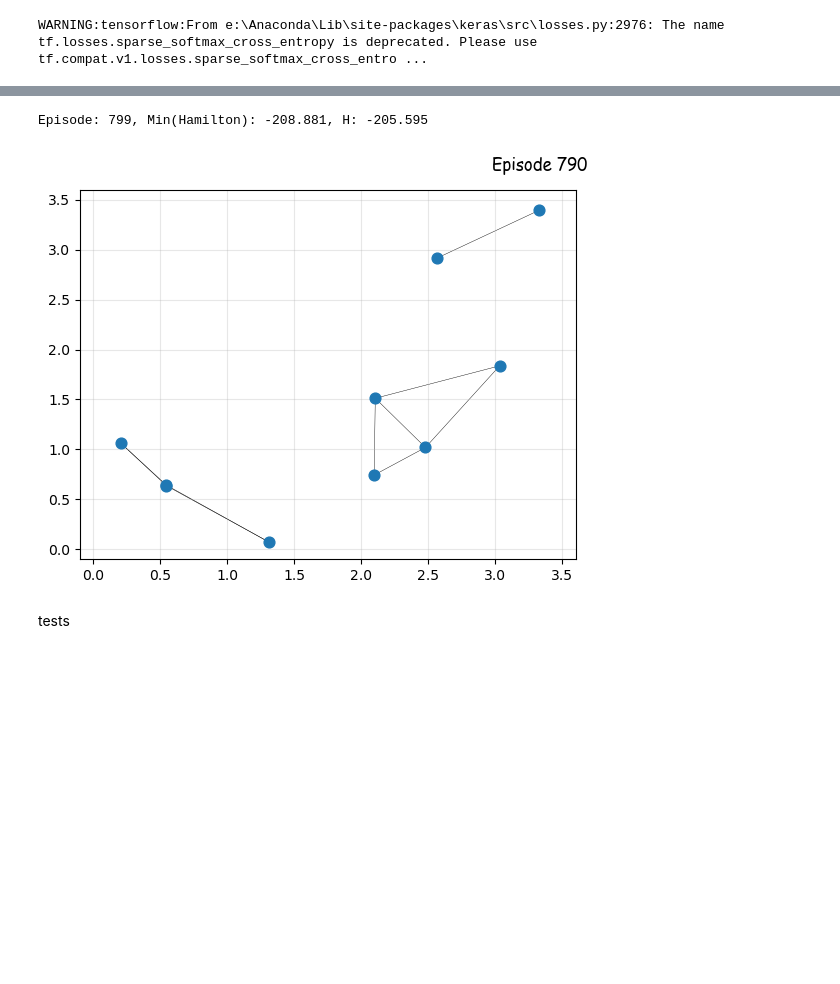
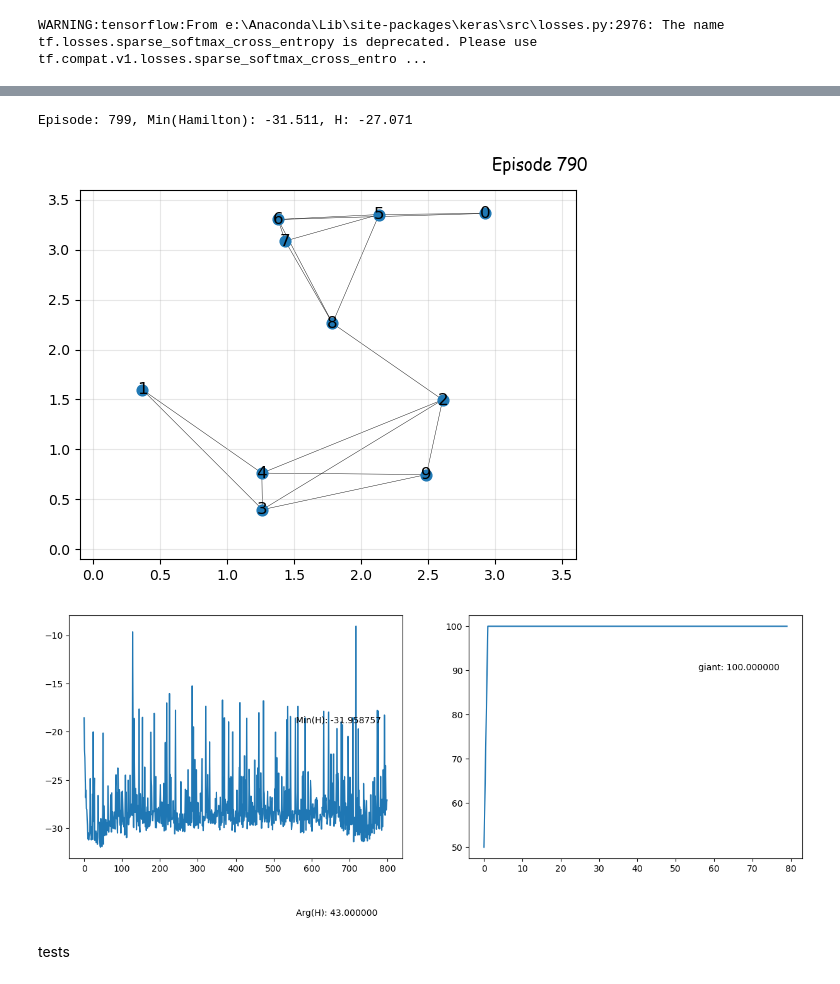
Before and after one commit to mehdibp/distributed_connected, a Jupyter notebook: Smart Destributed System-Classification.ipynb, the cells around one changed output, grey strips where cells are left out. Cells and saved outputs as stored; diff of their text form; code cells hidden in the pictures; blank space fills up the shorter version.

```diff
--- a/Smart Destributed System-Classification.ipynb
+++ b/Smart Destributed System-Classification.ipynb
@@ -163,7 +194,7 @@ def initializer(env, N):
 
     # ---------------------------------------------------------------------------------------
     # initilaze states and rewards from environment class
-    state, reward = env.step(np.zeros(N))
+    state, reward = env.step(np.zeros(N), 1)
     state = [[state[j][i] for j in range(input_shape[0])] for i in range(N)]
 
     return f, model, n_outputs, replay_memory, best_weights, state, reward
@@ -173,7 +204,7 @@ def custom_activation(x):
     xx = (tf.keras.backend.softplus(x))**0.5
     return -tf.keras.backend.elu(-xx + 100) + 100
 # %%
-def log_print(f, N, env, episode, epsilon, H, reward  ,  all_q, next_q, qq, target_q, LOSS, grads, trainable_variables):
+def log_print(f, N, env, episode, epsilon, reward  ,  all_q, next_q, qq, target_q, LOSS, grads, trainable_variables):
 
     f.write(f"\n{episode} \t {epsilon} \t ")
     for i in range(N): f.write(f"{env.r[i]} \t ")
@@ -181,10 +212,10 @@ def log_print(f, N, env, episode, epsilon, H, reward  ,  all_q, next_q, qq, targ
     for i in range(N): f.write(f"{env.k[i]**2} \t ")
     for i in range(N): f.write(f"{env.k[i]**3} \t ")
     for i in range(N): f.write(f"{env.r[i]**2} \t ")
-    for i in range(N): f.write(f"{env.Hamiltonian(i)[1]} \t ")
-    for i in range(N): f.write(f"{env.Hamiltonian(i)[0]} \t ")
+    for i in range(N): f.write(f"{env.Hamiltonian()[1][i]} \t ")
+    for i in range(N): f.write(f"{env.Hamiltonian()[0][i]} \t ")
     for i in range(N): f.write(f"{reward[i]} \t ")
-    f.write(f"{H} \t\t")
+    f.write(f"{env.Hamiltonian()[0].sum()} \t\t")
 
     for i in range(N):
         f.write(f"{all_q[i][0]} \t ")
@@ -208,7 +239,7 @@ def play_one_step(env, N, model, state, n_outputs, replay_memory, epsilon=0.):
             actionnnn = model[0].predict(np.reshape(state[i], (3)).reshape(1, -1), verbose=0)[0]
             action[i] = np.argmax(actionnnn)
 
-    next_state, reward = env.step((action-0.5)*2)
+    next_state, reward = env.step((action-0.5)*2 , epsilon)
     next_state = [[next_state[j][i] for j in range(3)] for i in range(N)]
 
     for i in range(N):
@@ -284,12 +315,11 @@ for episode in range(800):
         for i in range(N):
             (all_q[i], next_q[i], qq[i], target_q[i], LOSS[i],
              grads, trainable_variables) = training_step(i, model, n_outputs, replay_memory, batch_size, discount_rate)
-        log_print(file, N, env, episode, epsilon, H, reward,
+        log_print(file, N, env, episode, epsilon, reward,
                   all_q, next_q, qq, target_q, LOSS, grads, trainable_variables)
 
 
-    H = 0
-    for i in range(N): H += env.Hamiltonian(i)[0]       # hamiltonian of the whole system  ###
+    H = env.Hamiltonian()[0].sum()                      # hamiltonian of the whole system  ###
     Hamilton.append(H)
 
     if H <= best_H and episode > 500:                   # find the minimum of Hamiltonian
@@ -332,38 +362,54 @@ plt.show()
 # %%
 for i in range(N):
     model[i].set_weights(best_weights[0])
 
 
-state, reward = env.step(np.zeros(N))
+env = Distributed_System(N,L)
+state, reward = env.step(np.zeros(N),0)
 state = [[state[j][i] for j in range(3)] for i in range(N)]
+action = np.zeros(N)
+
+camera2 = Camera(plt.figure())
 Hamilton = []
+g = []
 
-camera = Camera(plt.figure())
-action = np.zeros(N)
-env = Distributed_System(N,L)
 for ii in range(800):
     for i in range(N):
         actionnnn = model[i].predict(np.reshape(state[i], (3)).reshape(1, -1), verbose=0)[0]
         action[i] = np.argmax(actionnnn)
 
-    next_state, reward = env.step(action-1)
+    next_state, reward = env.step((action-0.5)*2,0)
     next_state = [[next_state[j][i] for j in range(3)] for i in range(N)]
     state = next_state
 
-    H = 0
-    for i in range(N): H += env.Hamiltonian(i)[0]       # hamiltonian of the whole system  ###
+    H = env.Hamiltonian()[0].sum()       # hamiltonian of the whole system  ###
     Hamilton.append(H)
 
     if ii%10 == 0:
-        env.Plot(camera, ii)
+        g.append( env.Plot(camera2, ii) )
 
     print("\rEpisode: {}, Min(Hamilton): {:.3f}, H: {:.3f}".format(ii, best_H, H), end="")
 
 
-anim = camera.animate(interval= 100, repeat=True, repeat_delay= 500, blit=True)
+anim = camera2.animate(interval= 100, repeat=True, repeat_delay= 500, blit=True)
 anim.save('./animation/animation_C2.gif')
+
+
+#-------------------------------------------------------------------------------
+plt.figure(figsize=(15,5))
+
+plt.subplot(1,2,1)
+plt.plot(Hamilton)
+plt.text(0.7*episode, max(Hamilton)-3, "Min(H): %f" % (min(Hamilton)) )
+plt.text(0.7*episode, max(Hamilton)-5, "Arg(H): %f" % (np.argmin(Hamilton)) )
+
+plt.subplot(1,2,2)
+plt.plot(g)
+plt.text( 0.7*episode/10, max(g)-10, "giant: %f" % (max(g)) )
+plt.show()
 # %% [output]
-Episode: 799, Min(Hamilton): -208.881, H: -205.595
+Episode: 799, Min(Hamilton): -31.511, H: -27.071
-[figure, old version]
+[figure, new version]
+[figure, added]
 # %% [markdown]
 tests
```
Also changed, not shown: parts of 3 cells of this notebook, 1 other file.
